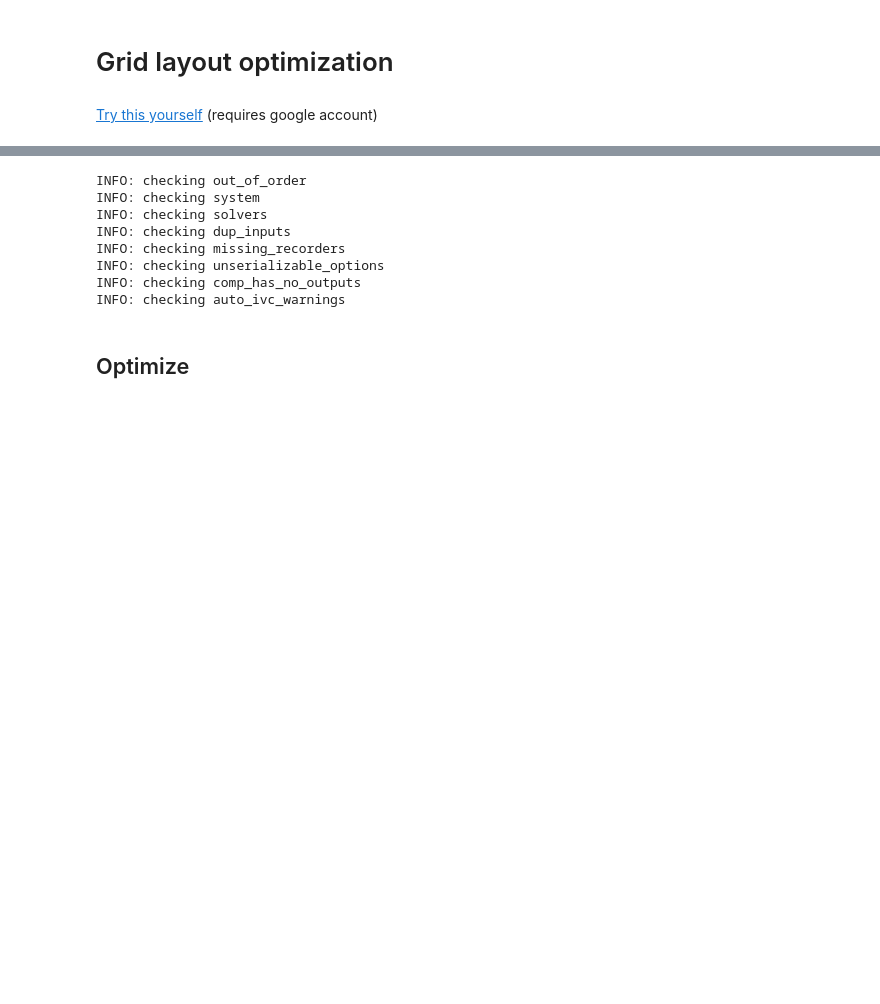
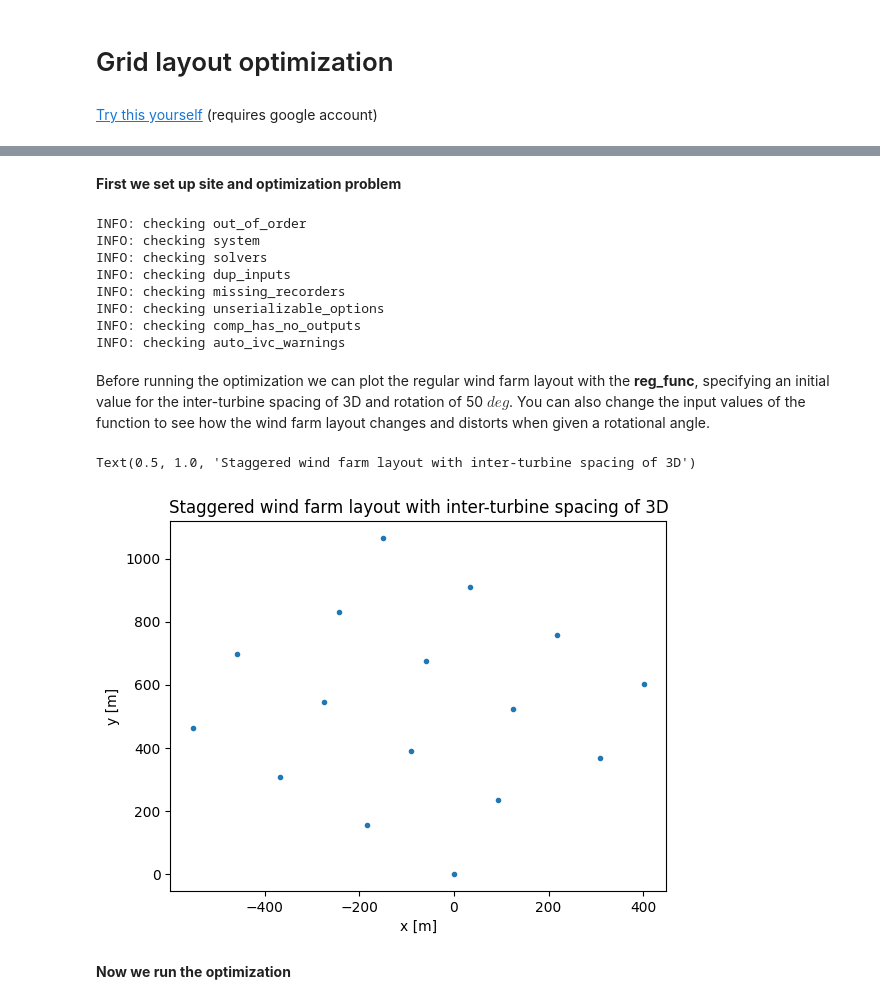
Before and after one commit to DTUWindEnergy/TopFarm2, a Jupyter notebook: docs/notebooks/regular_grid_optimization.ipynb, the cells around one changed output, grey strips where cells are left out. Cells and saved outputs as stored; diff of their text form; code cells hidden in the pictures; blank space fills up the shorter version.

```diff
--- a/docs/notebooks/regular_grid_optimization.ipynb
+++ b/docs/notebooks/regular_grid_optimization.ipynb
@@ -28 +59,3 @@ The TopfarmProblem has to be instantiated with 'grid_layout_comp=' where you con
+# %% [markdown]
+**First we set up site and optimization problem**
 # %%
@@ -89,8 +124,20 @@ INFO: checking missing_recorders
 INFO: checking unserializable_options
 INFO: checking comp_has_no_outputs
 INFO: checking auto_ivc_warnings
-# %% [markdown]
-## Optimize
+# %% [markdown]
+Before running the optimization we can plot the regular wind farm layout with the **reg_func**, specifying an initial value for the inter-turbine spacing of 3D and rotation of 50 $deg$. You can also change the input values of the function to see how the wind farm layout changes and distorts when given a rotational angle.
+# %%
+x, y = reg_func(3*D, 3*D, 50)
+plt.figure()
+plt.plot(x,y,'.')
+plt.xlabel('x [m]')
+plt.ylabel('y [m]')
+plt.title('Staggered wind farm layout with inter-turbine spacing of 3D')
+# %% [output]
+Text(0.5, 1.0, 'Staggered wind farm layout with inter-turbine spacing of 3D')
+[figure, added]
+# %% [markdown]
+**Now we run the optimization**
 # %%
 cost, state, recorder = problem.optimize(disp=False)
 # %% [output]
```
Also changed, not shown: parts of 9 cells of this notebook, 21 other files.
